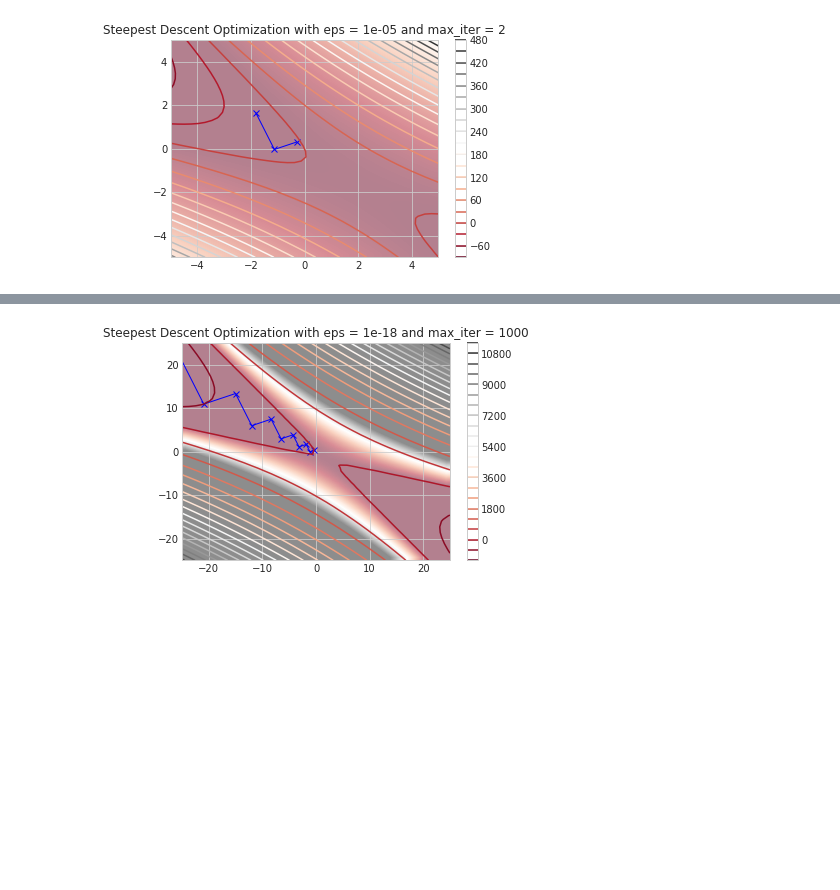
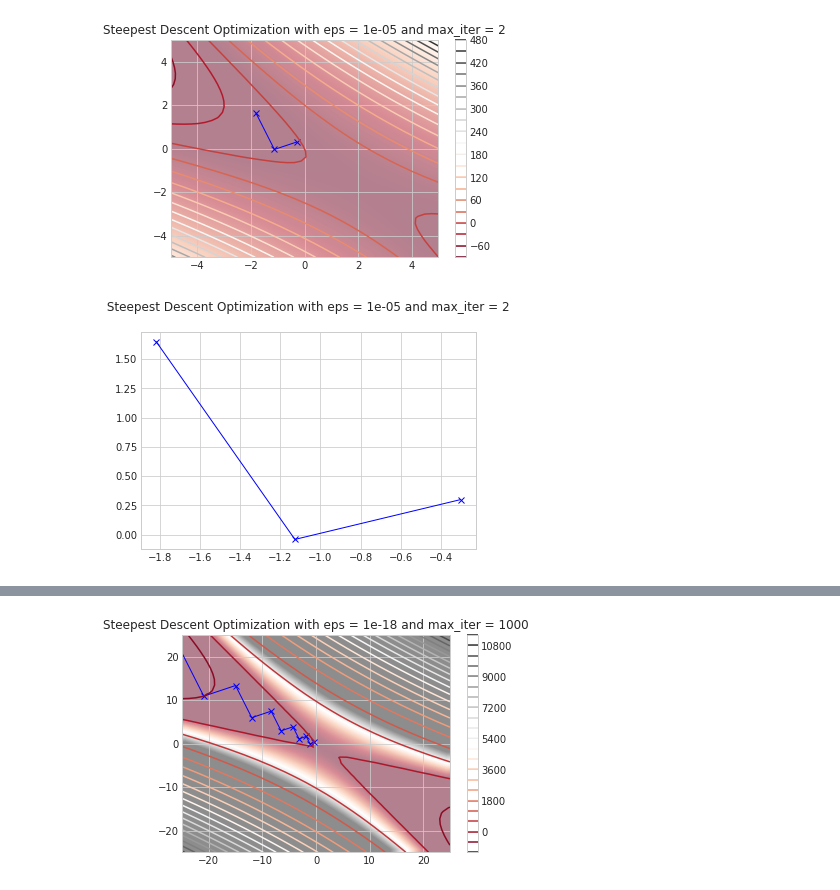
Before and after one commit to MSD-99/Performance-Optimizartion, a Jupyter notebook: Code.ipynb, the cells around one changed output, grey strips where cells are left out. Cells and saved outputs as stored; diff of their text form; code cells hidden in the pictures; blank space fills up the shorter version.

Commit message:
Add Plots to Readme and alpha history

```diff
--- a/Code.ipynb
+++ b/Code.ipynb
@@ -166,7 +166,6 @@ class Steepest_Descent_Optimizer:
         """
         find the minimum of the function f(x) = 2*x1**2 + 9*x1*x2 + 6*x2**2 + 8*x1 + 3*x2
         along the line x1 = x0[0] + alpha*grad[0] and x2 = x0[1] + alpha*grad[1]
-
         x0: Initial point
         eps: Accuracy
         max_iter: Maximum number of iterations
@@ -176,6 +175,7 @@ class Steepest_Descent_Optimizer:
         self.eps = eps
         self.max_iter = max_iter
         self.x_history = np.array([x0])
+        self.alpha_history = np.array([])
 
     def f(self, x1, x2):
         """
@@ -227,6 +227,8 @@ class Steepest_Descent_Optimizer:
         for i in range(self.max_iter):
             grad = self.g(x)
             alpha_ = self.alpha(x)
+            # alpha history during the iterations
+            self.alpha_history = np.append(self.alpha_history, alpha_)
             x = x - alpha_*grad
             self.x_history = np.vstack((self.x_history, x))
             if np.linalg.norm(grad) < self.eps:
@@ -268,3 +270,9 @@ S = Steepest_Descent_Optimizer(x0=x0, eps=1e-5, max_iter=2)
 S.Plot_contour_and_path(size=5)
 # %% [output]
 [figure]
+# %%
+plt.plot(S.x_history[:,0], S.x_history[:,1], 'x-', color = 'blue', linewidth = 1, label = 'Path')
+plt.title(f' Steepest Descent Optimization with eps = {S.eps} and max_iter = {S.max_iter} \n')
+plt.show()
+# %% [output]
+[figure, added]
```
Also changed, not shown: parts of 7 cells of this notebook, 16 other files.
